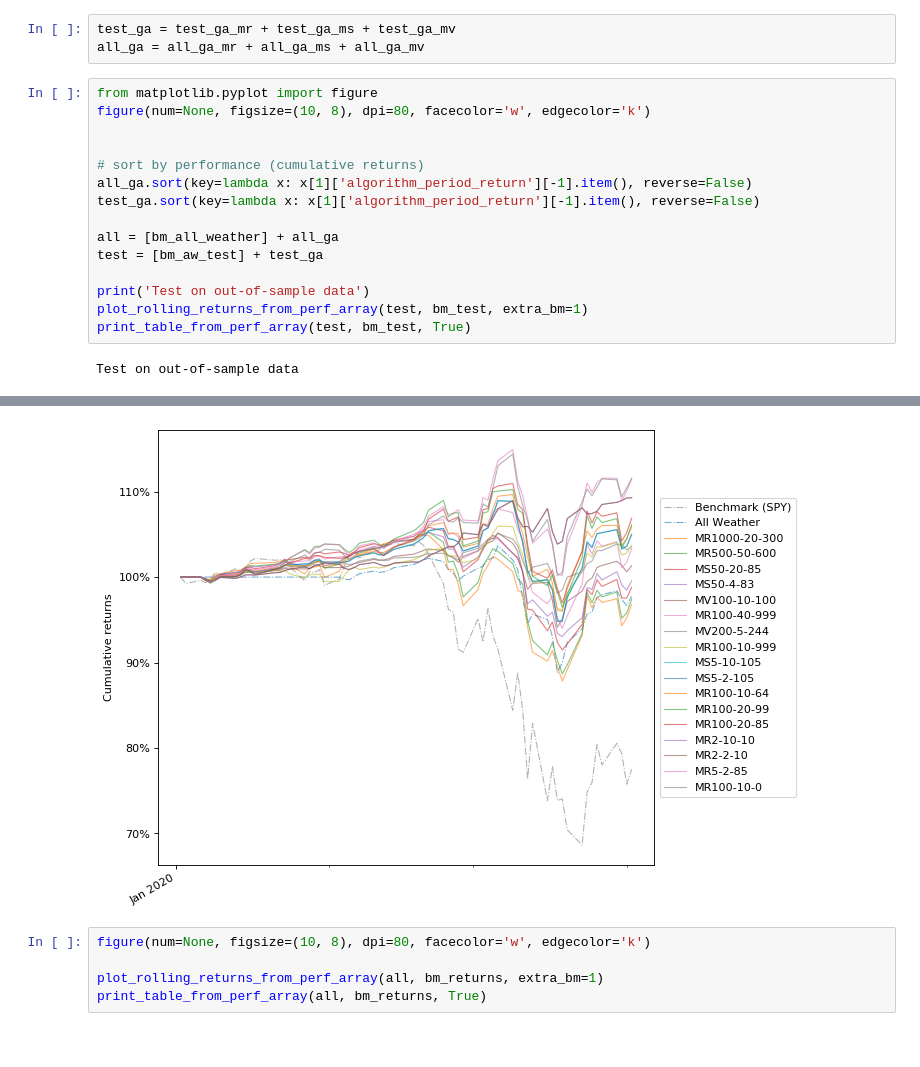
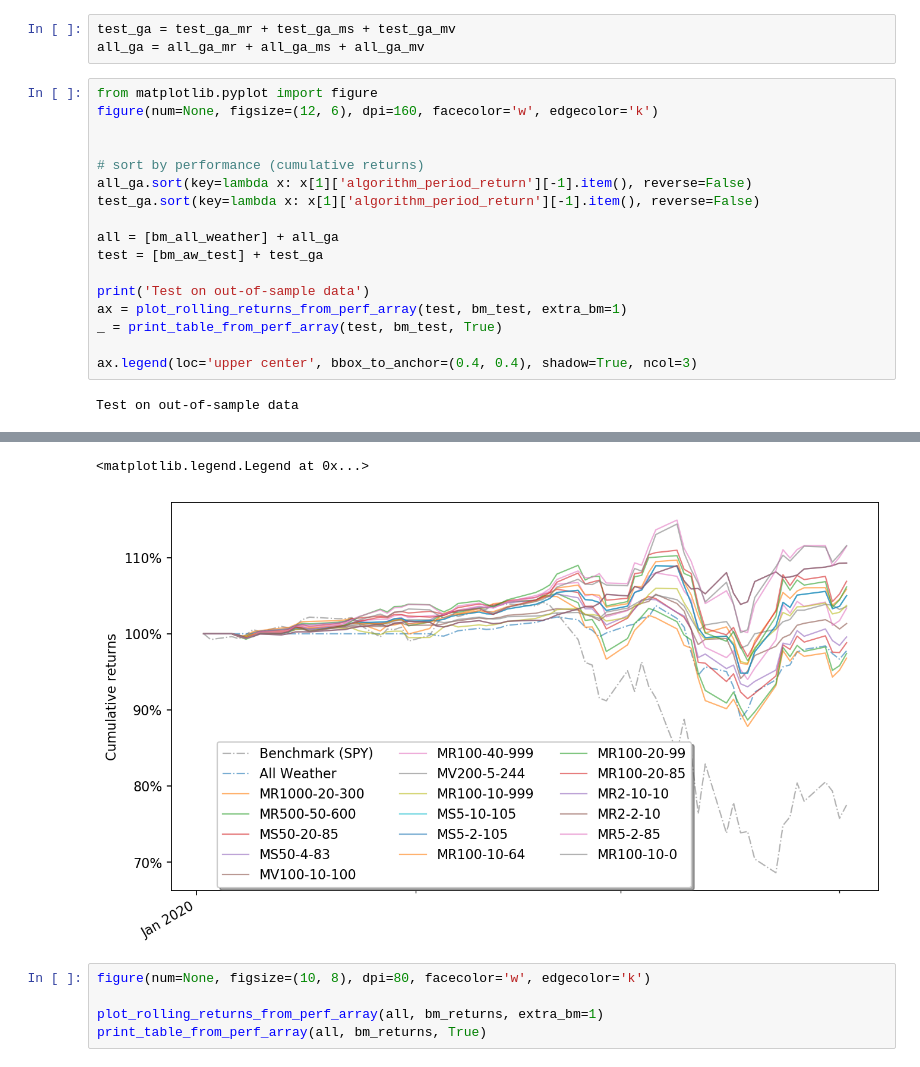
Before and after one commit to eleow/roboadvisorSystem, a Jupyter notebook: SystemCode/backend/notebooks/Portfolios.ipynb, the cells around one changed output, grey strips where cells are left out. Cells and saved outputs as stored; diff of their text form.

```diff
--- a/SystemCode/backend/notebooks/Portfolios.ipynb
+++ b/SystemCode/backend/notebooks/Portfolios.ipynb
@@ -737,41 +803,44 @@ test_ga = test_ga_mr + test_ga_ms + test_ga_mv
 all_ga = all_ga_mr + all_ga_ms + all_ga_mv
 # %%
 from matplotlib.pyplot import figure
-figure(num=None, figsize=(10, 8), dpi=80, facecolor='w', edgecolor='k')
+figure(num=None, figsize=(12, 6), dpi=160, facecolor='w', edgecolor='k')
 
 
 # sort by performance (cumulative returns)
 all_ga.sort(key=lambda x: x[1]['algorithm_period_return'][-1].item(), reverse=False)
 test_ga.sort(key=lambda x: x[1]['algorithm_period_return'][-1].item(), reverse=False)
 
 all = [bm_all_weather] + all_ga
 test = [bm_aw_test] + test_ga
 
 print('Test on out-of-sample data')
-plot_rolling_returns_from_perf_array(test, bm_test, extra_bm=1)
-print_table_from_perf_array(test, bm_test, True)
+ax = plot_rolling_returns_from_perf_array(test, bm_test, extra_bm=1)
+_ = print_table_from_perf_array(test, bm_test, True)
+
+ax.legend(loc='upper center', bbox_to_anchor=(0.4, 0.4), shadow=True, ncol=3)
 # %% [output]
 Test on out-of-sample data
 | Start date | 2020-01-02 |  |  |  |  |  |  | ... |
 | End date | 2020-04-02 |  |  |  |  |  |  | ... |
 | Total months | 3 |  |  |  |  |  |  | ... |
 |  | Baseline | All Weather | MR1000-20-300 | MR500-50-600 | MS50-20-85 | MS50-4-83 | MV100-10-100 | ... |
 | Annual return | -65.358% | -8.531% | -12.002% | -9.809% | -4.572% | -1.652% | 5.374% | ... |
 | Cumulative returns | -23.603% | -2.239% | -3.195% | -2.588% | -1.181% | -0.422% | 1.338% | ... |
 | Annual volatility | 55.046% | 17.77% | 24.048% | 23.233% | 19.135% | 16.389% | 13.091% | ... |
 | Sharpe ratio | -1.65 | -0.41 | -0.41 | -0.33 | -0.15 | -0.02 | 0.46 | ... |
 | Calmar ratio | -1.92 | -0.59 | -0.74 | -0.62 | -0.34 | -0.14 | 0.51 | ... |
 | Stability | 0.68 | 0.24 | 0.32 | 0.26 | 0.14 | 0.10 | 0.00 | ... |
 | Max drawdown | -34.105% | -14.353% | -16.283% | -15.781% | -13.565% | -11.578% | -10.517% | ... |
 | Omega ratio | 0.73 | 0.91 | 0.93 | 0.94 | 0.97 | 1.00 | 1.10 | ... |
 | Sortino ratio | -2.14 | -0.51 | -0.58 | -0.46 | -0.20 | -0.03 | 0.58 | ... |
 | Skew | -0.19 | -1.44 | 0.27 | 0.25 | -0.27 | -0.36 | -1.47 | ... |
 | Kurtosis | 1.90 | 4.60 | 2.17 | 2.86 | 3.88 | 3.92 | 4.45 | ... |
 | Tail ratio | 1.07 | 0.83 | 0.76 | 0.72 | 0.67 | 0.70 | 0.61 | ... |
 | Daily value at risk | -7.295% | -2.268% | -3.069% | -2.958% | -2.422% | -2.066% | -1.625% | ... |
 | Alpha | 0.00 | 0.05 | 0.03 | 0.08 | 0.18 | 0.20 | 0.14 | ... |
 | Beta | 1.00 | 0.15 | 0.16 | 0.18 | 0.23 | 0.22 | 0.08 | ... |
+<matplotlib.legend.Legend at 0x...>
-[figure, old version]
+[figure, new version]
 # %%
 figure(num=None, figsize=(10, 8), dpi=80, facecolor='w', edgecolor='k')
 
```
Also changed, not shown: parts of 18 cells of this notebook, 8 other files.
